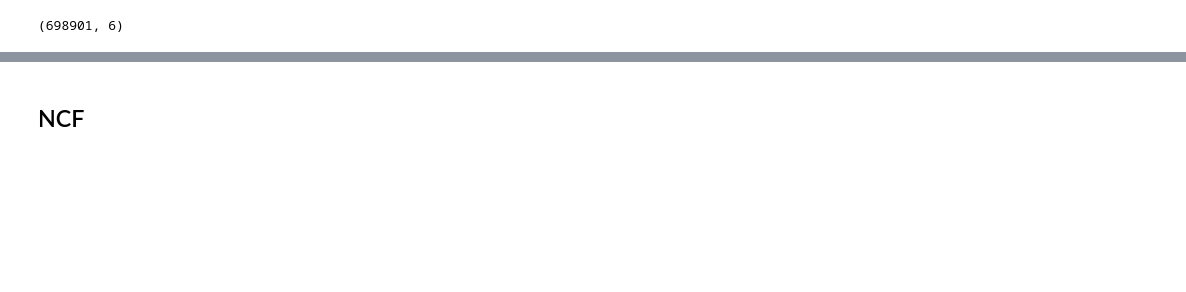
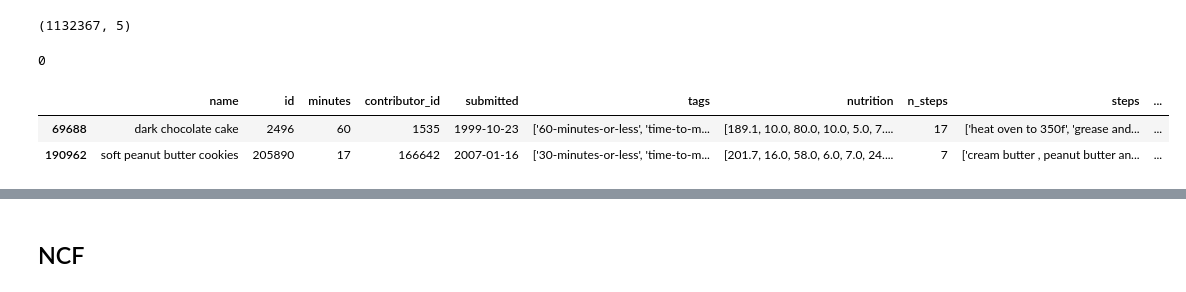
Before and after one commit to DavidBert/projet_MODIA, a Jupyter notebook: part_3.ipynb, the cells around one changed output, grey strips where cells are left out. Drawn from its saved outputs; the diff is of its cells as text; code cells hidden in the pictures; blank space fills up the shorter version.

```diff
--- a/part_3.ipynb
+++ b/part_3.ipynb
@@ -3,12 +3,8 @@ import pandas as pd
 import numpy as np
 import matplotlib.pyplot as plt
 # %%
-interactions_test = pd.read_csv('data/interactions_test.csv')
-interactions_train = pd.read_csv('data/interactions_train.csv')
-n_train = len(interactions_train)
-n_test = len(interactions_test)
-#RAW_interactions = pd.read_csv('data/RAW_interactions.csv')
+RAW_interactions = pd.read_csv('data/RAW_interactions.csv')
 RAW_recipes = pd.read_csv('data/RAW_recipes.csv')
-interactions_train.shape
+RAW_interactions.shape
 # %% [output]
-(698901, 6)
+(1132367, 5)
@@ -15,3 +14,11 @@ interactions_train.shape
+# %%
+interactions_test.recipe_id.isin(interactions_train.recipe_id.unique()).sum()
+# %% [output]
+0
 # %%
-# RAW_recipes[RAW_recipes["id"].isin([2496, 32844, 46877])]
+RAW_recipes[RAW_recipes["id"].isin([2496, 205890])]
+# %% [output]
+|  | name | id | minutes | contributor_id | submitted | tags | nutrition | n_steps | steps | ... |
+| 69688 | dark chocolate cake | 2496 | 60 | 1535 | 1999-10-23 | ['60-minutes-or-less', 'time-to-m... | [189.1, 10.0, 80.0, 10.0, 5.0, 7.... | 17 | ['heat oven to 350f', 'grease and... | ... |
+| 190962 | soft peanut butter cookies | 205890 | 17 | 166642 | 2007-01-16 | ['30-minutes-or-less', 'time-to-m... | [201.7, 16.0, 58.0, 6.0, 7.0, 24.... | 7 | ['cream butter , peanut butter an... | ... |
 # %%
```
Also changed, not shown: parts of 16 cells of this notebook.
